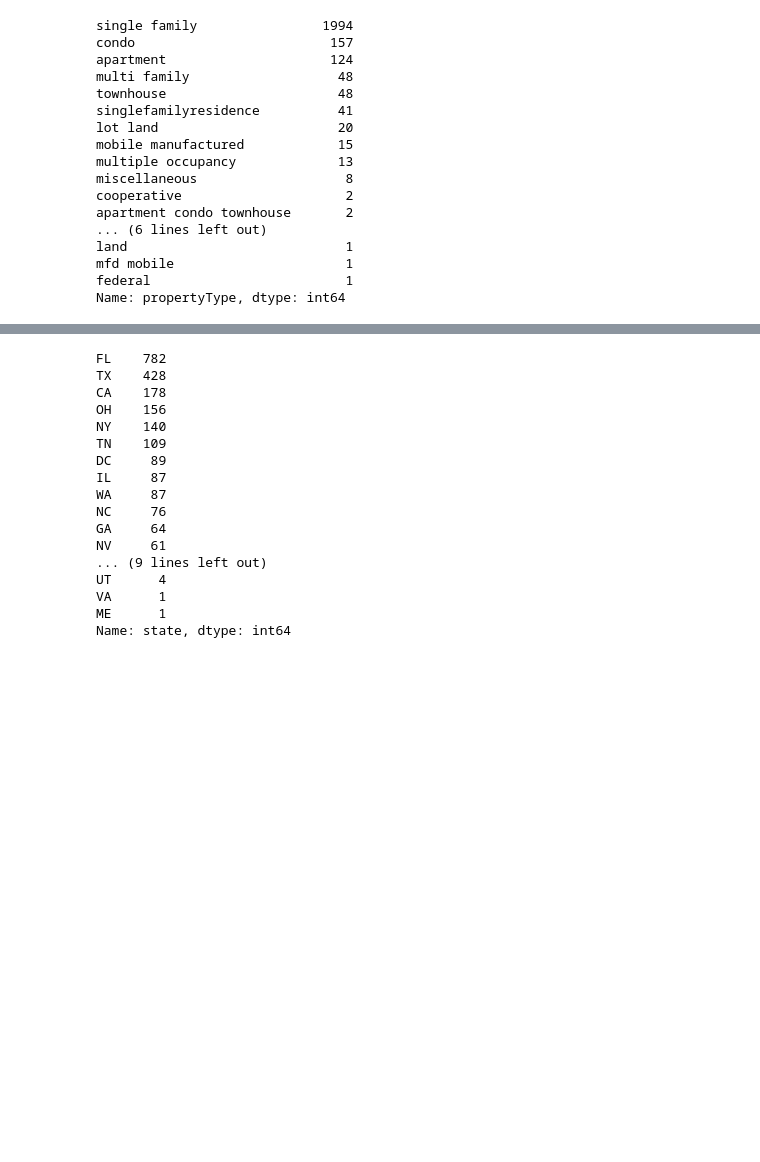
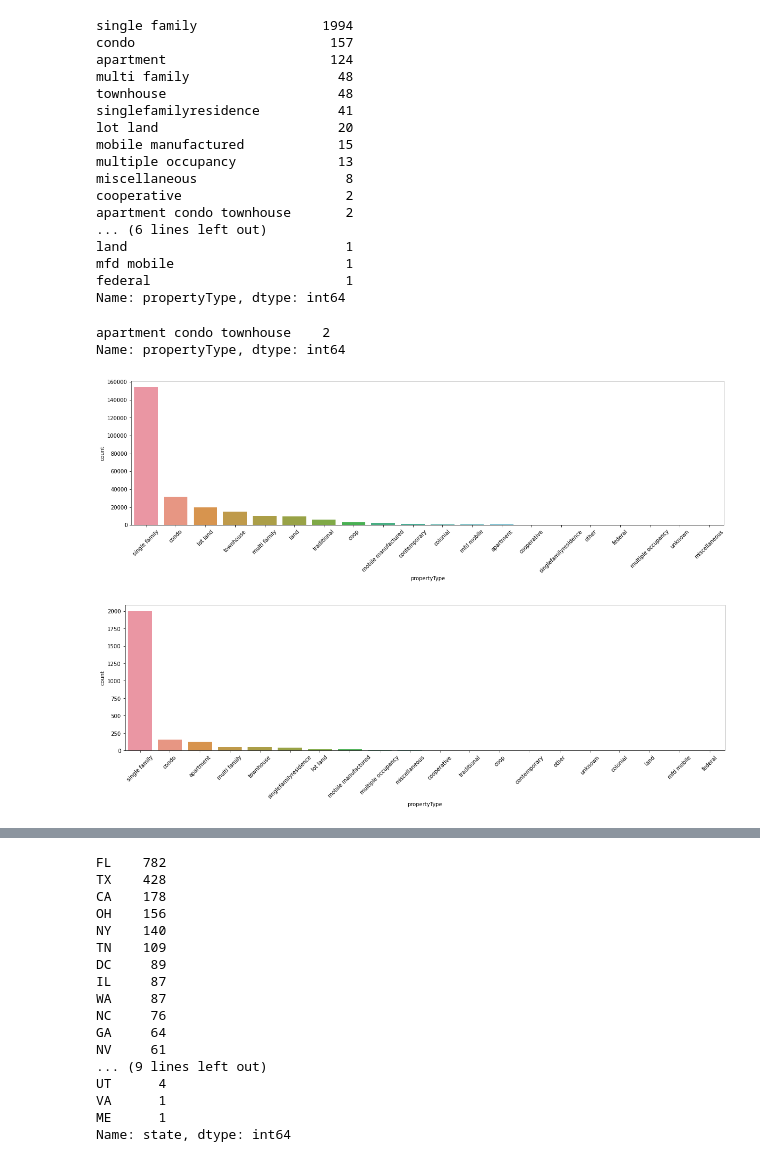
Before and after one commit to TimeryaevaM/Diplom, a Jupyter notebook: diplom_4v.ipynb, the cells around one changed output, grey strips where cells are left out. Saved outputs shown, nothing was run; the diff lists cells and outputs as text; code cells hidden in the pictures; blank space fills up the shorter version.

```diff
--- a/diplom_4v.ipynb
+++ b/diplom_4v.ipynb
@@ -1549,3 +1565,12 @@ Name: status, dtype: int64
+# %%
+# Так как в трейне нет ничего похожего на sold, заменим на "for sale"
+
+df_test.loc[df_test['status'].str.contains('sold'), 'status'] = 'for sale'
+# %%
+unique_stat = df_test['status'].unique()
+
+# Удаляем данные из трейна те значения, которых нет в тесте
+df_train = df_train[df_train['status'].isin(unique_stat)]
 # %%
 df_train['propertyType'].value_counts()
 # %% [output]
@@ -1585,0 +1609,31 @@ Name: propertyType, dtype: int64
+# %%
+unique_train_type = df_train['propertyType'].unique()
+
+df_test[~df_test['propertyType'].isin(unique_train_type)]['propertyType'].value_counts()
+# %% [output]
+apartment condo townhouse    2
+Name: propertyType, dtype: int64
+# %%
+# Так как количетсво этих значений мало, заменим на аналогичное из теста
+
+df_test.loc[df_test['propertyType'] == 'apartment condo townhouse', 'propertyType'] = 'apartment'
+# %%
+unique_type = df_test['propertyType'].unique()
+
+# Удалим строки из трейна, где нет значений из теста
+df_train = df_train[df_train['propertyType'].isin(unique_type)]
+# %%
+# Посмотрим как распределены значения в трейне и тесте
+plt.figure(figsize=(20, 5))
+sns.countplot(x="propertyType", data=df_train, order = df_train['propertyType'].value_counts().index)
+plt.xticks(rotation=45)
+plt.show()
+
+
+plt.figure(figsize=(20, 5))
+sns.countplot(x="propertyType", data=df_test, order = df_test['propertyType'].value_counts().index)
+plt.xticks(rotation=45)
+plt.show()
+# %% [output]
+[figure, added]
+[figure, added]
```
Also changed, not shown: parts of 56 cells of this notebook.
